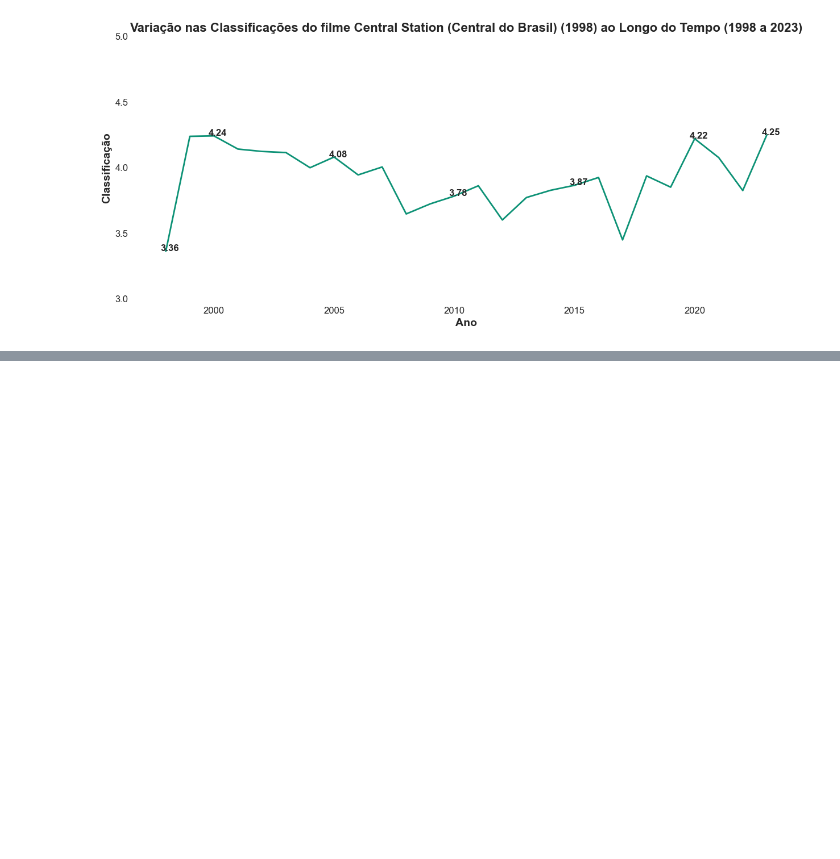
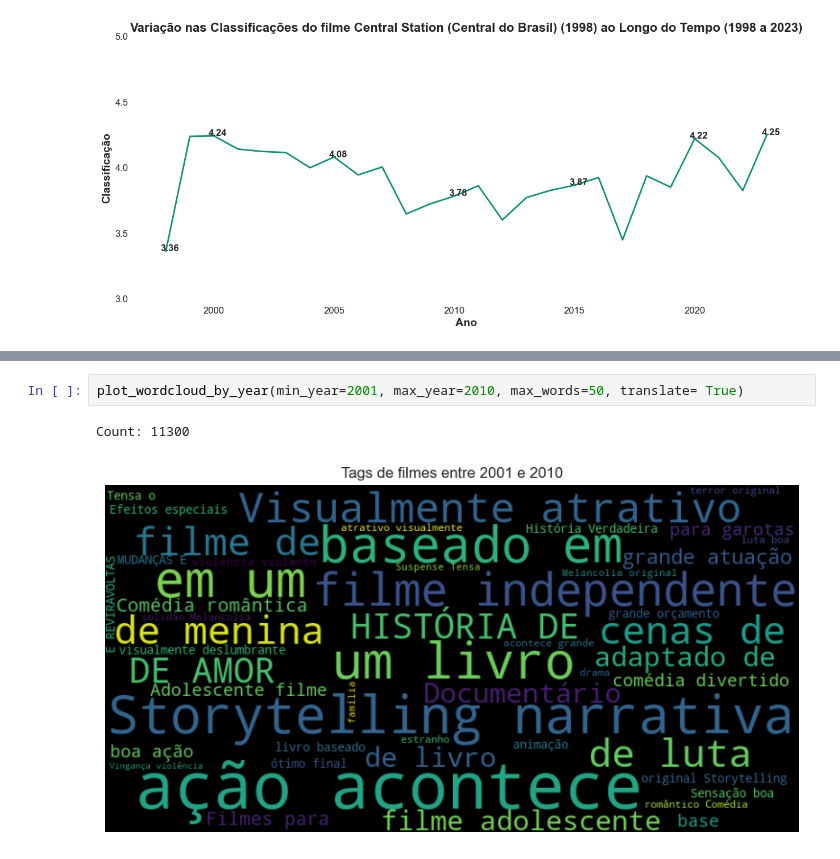
Before and after one commit to Vinicius-Luiz/movie_recommendation_pyspark, a Jupyter notebook: index_eda.ipynb, the cells around one changed output, grey strips where cells are left out. Cells and saved outputs as stored; diff of their text form; blank space fills up the shorter version.

```diff
--- a/index_eda.ipynb
+++ b/index_eda.ipynb
@@ -524,0 +616,5 @@ lineplot_rating_date_by_movieid(movieid=272525)
+# %%
+plot_wordcloud_by_year(min_year=2001, max_year=2010, max_words=50, translate= True)
+# %% [output]
+Count: 11300
+[figure, added]
```
Also changed, not shown: parts of 12 cells of this notebook, 1 other file.
